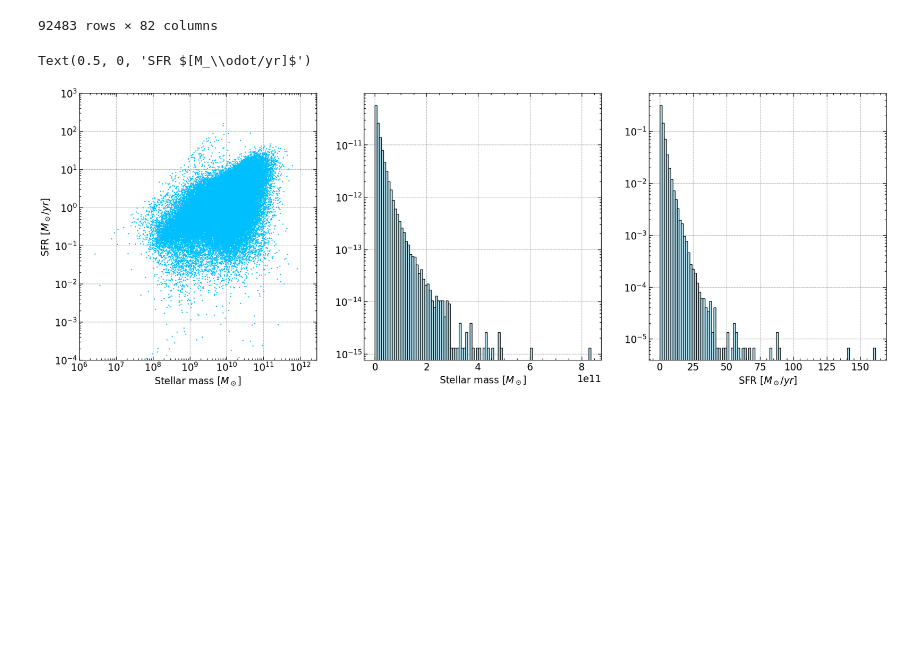
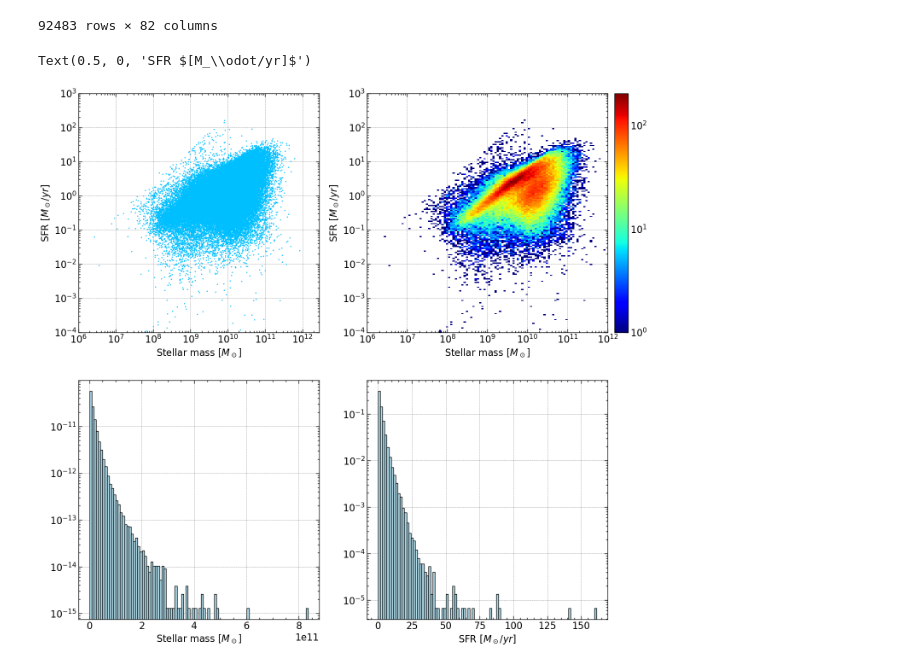
Before and after one commit to M-Bianchi/Laboratory_of_Data_Analysis, a Jupyter notebook: Lecture 5/Lecture5.ipynb, the cells around one changed output. Saved outputs shown, nothing was run; the diff lists cells and outputs as text; code cells hidden in the pictures; blank space fills up the shorter version.

Commit message:
colormap

```diff
--- a/Lecture 5/Lecture5.ipynb
+++ b/Lecture 5/Lecture5.ipynb
@@ -62,30 +63,41 @@ results
 # %%
 x_data = results['best.stellar.m_star']
 y_data = results['bayes.sfh.sfr10Myrs']
 
-plt.rcParams['figure.figsize'] = [24 , 8]
-fig, axes = plt.subplots(1, 3)
+plt.rcParams['figure.figsize'] = [16 , 16]
+fig, axes = plt.subplots(2, 2)
 
-ax = axes[0]
+ax = axes[0, 0]
 ax.scatter(x_data, y_data, s=1, color='deepskyblue')
 ax.set_xscale('log')
 ax.set_yscale('log')
 ax.set_xlim(1e6)
 ax.set_ylim(1e-4, 1e3)
 ax.set_xlabel('Stellar mass $[M_\odot]$')
 ax.set_ylabel('SFR $[M_\odot/yr]$')
 
-ax = axes[1]
+ax = axes[0, 1]
+binx = np.logspace(start=1, stop=12, num=200)
+biny = np.logspace(start=-4, stop=3, num=200)
+hist = ax.hist2d(x_data, y_data, bins=(binx, biny), norm=matplotlib.colors.LogNorm(), cmap=plt.cm.jet)
+ax.set_xscale('log')
+ax.set_yscale('log')
+ax.set_xlim(1e6)
+ax.set_ylim(1e-4, 1e3)
+ax.set_xlabel('Stellar mass $[M_\odot]$')
+ax.set_ylabel('SFR $[M_\odot/yr]$')
+cax = fig.add_axes([0.91, 0.53, 0.02, 0.35])
+fig.colorbar(hist[3], cax=cax)
+
+ax = axes[1, 0]
 ax.hist(x_data, bins=100, density=True, color='lightblue', edgecolor='black')
-#ax.set_xscale('log')
 ax.set_yscale('log')
 ax.set_xlabel('Stellar mass $[M_\odot]$')
 
-ax = axes[2]
+ax = axes[1, 1]
 ax.hist(y_data, bins=100, density=True, color='lightblue', edgecolor='black')
-#ax.set_xscale('log')
 ax.set_yscale('log')
 ax.set_xlabel('SFR $[M_\odot/yr]$')
 # %% [output]
 Text(0.5, 0, 'SFR $[M_\\odot/yr]$')
-[figure, old version]
+[figure, new version]
```
Also changed, not shown: parts of 1 cell of this notebook.
